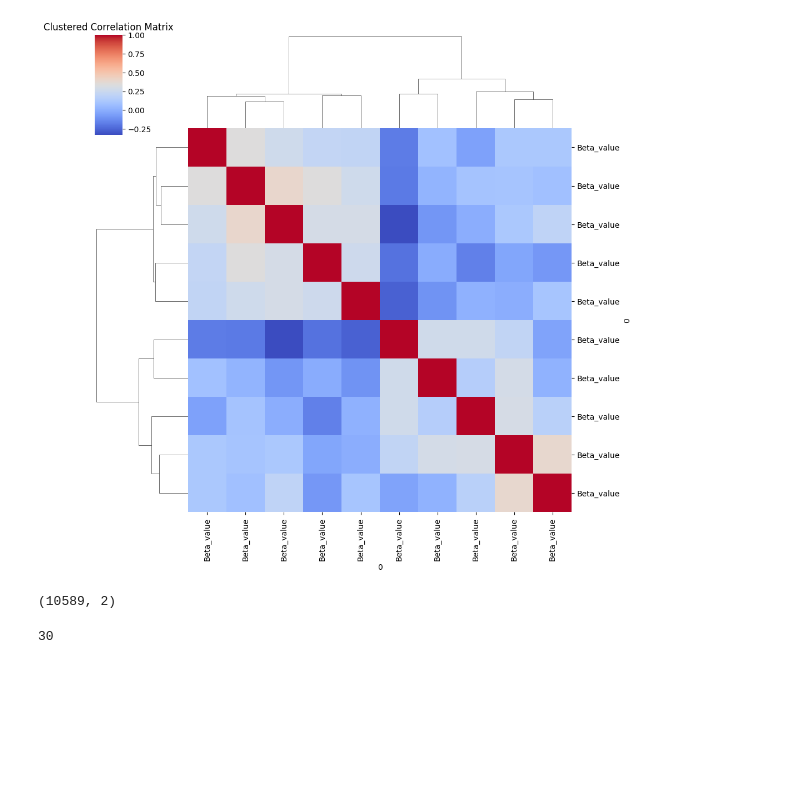
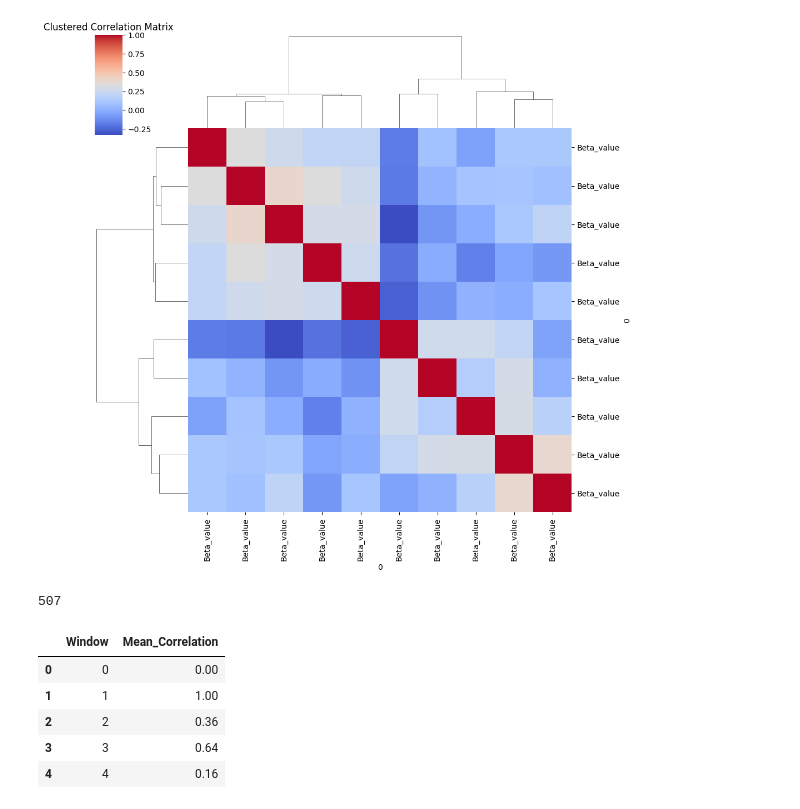
Before and after one commit to killica/Cluster-analysis-of-epigenome, a Jupyter notebook: ClusterAnalysisOfEpigenome.ipynb, the cells around one changed output. Saved outputs shown, nothing was run; the diff lists cells and outputs as text; code cells hidden in the pictures; blank space fills up the shorter version.

Commit message:
Excluded constant columns and streamline NaN handling, threshold calculated as percentile

```diff
--- a/ClusterAnalysisOfEpigenome.ipynb
+++ b/ClusterAnalysisOfEpigenome.ipynb
@@ -199,37 +201,44 @@ grouped_windows = df_sorted.groupby(['Chromosome', 'Window'])
 
 # Compute correlations and identify boundaries
 window_mean_correlations = []
-boundary_indices = []
 
 for (chromosome, window), group in grouped_windows:
     # Extract beta values for loci in this window
     beta_values_window = group.filter(like='Beta_value', axis=1)
 
+    # Detect and exclude constant columns
+    constant_columns = (beta_values_window.nunique() <= 1)
+    if constant_columns.any():
+        beta_values_window = beta_values_window.loc[:, ~constant_columns]
+
     # Compute mean correlation within the window
     if beta_values_window.shape[1] > 1:
         correlation_matrix = beta_values_window.corr()
-        mean_correlation = correlation_matrix.mean().mean()
+        mean_correlation = correlation_matrix.stack().mean()
     else:
         mean_correlation = 0  # Single CpG in the window
 
     window_mean_correlations.append(mean_correlation)
 
-    # Detect boundaries based on sharp changes in correlation
-    if len(window_mean_correlations) > 1:
-        prev_mean = window_mean_correlations[-2]
-        if abs(mean_correlation - prev_mean) > 0.95:  # Threshold for significant change
-            boundary_indices.append(window)
+# Detecting boundaries of region with sharp changes in methylation levels
+threshold = np.percentile(window_mean_correlations, 95)
+boundaries = [i for i, corr in enumerate(window_mean_correlations) if corr > threshold]
 
 # Convert results into a DataFrame for visualization
 results_df = pd.DataFrame({
     'Window': range(len(window_mean_correlations)),
     'Mean_Correlation': window_mean_correlations
 })
-
-results_df.shape
-# %% [output]
-(10589, 2)
 # %%
-len(boundary_indices)
+len(boundaries)
 # %% [output]
-30
+507
+# %%
+results_df.head()
+# %% [output]
+|  | Window | Mean_Correlation |
+| 0 | 0 | 0.00 |
+| 1 | 1 | 1.00 |
+| 2 | 2 | 0.36 |
+| 3 | 3 | 0.64 |
+| 4 | 4 | 0.16 |
```
Also changed, not shown: parts of 1 cell of this notebook.
